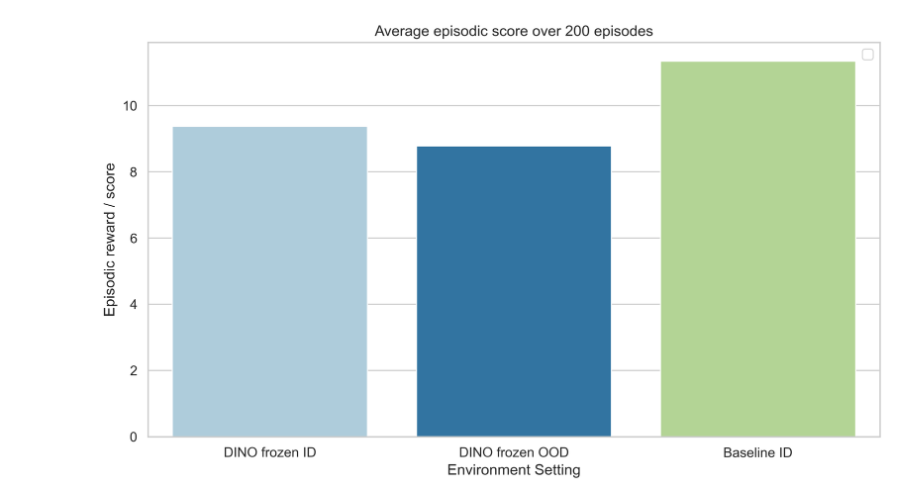
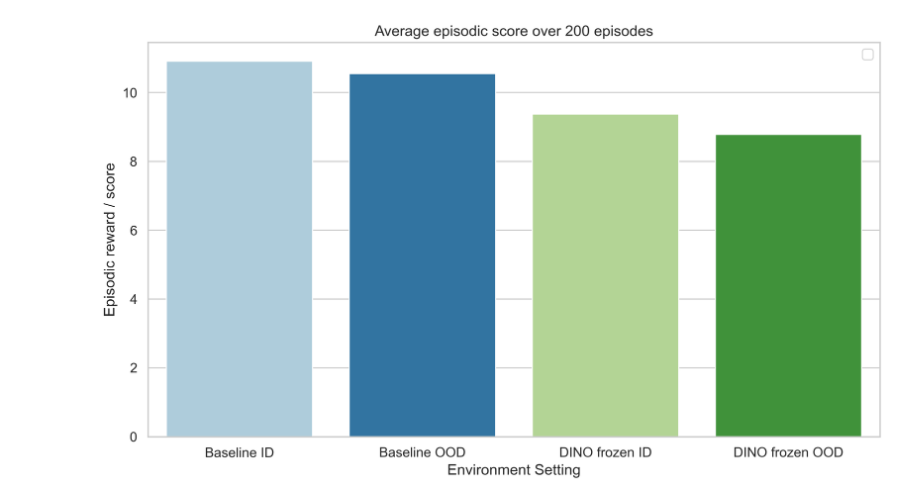
Before and after one commit to jackvice/dreamerJMV3, a Jupyter notebook: plot_eval_results.ipynb, the cells around one changed output. Drawn from its saved outputs; the diff is of its cells as text; code cells hidden in the pictures.

Commit message:
plotting results for frozen and baseline

```diff
--- a/plot_eval_results.ipynb
+++ b/plot_eval_results.ipynb
@@ -38,10 +38,11 @@ def plot(files_labels=[], output=None):
 # %%
 plot(
     files_labels=[
-        ("logdir/DINOFreeze_pick_ycb_train_eval_ID/", "DINO frozen ID"),
-        ("logdir/DINOFreeze_pick_ycb_train_eval_OOD/", "DINO frozen OOD"),
-        ("logdir/baseline_eval_pick_ycb_ALL_DATA/", "Baseline ID"),
+        ("logdir/baseline_pick_ycb_eval_ID/", "Baseline ID"),
+        ("logdir/baseline_pick_ycb_eval_OOD/", "Baseline OOD"),
+        ("logdir/DINOFreeze_pick_ycb_eval_ID/", "DINO frozen ID"),
+        ("logdir/DINOFreeze_pick_ycb_eval_OOD/", "DINO frozen OOD"),
     ]
 )
 # %% [output]
-[figure, old version]
+[figure, new version]
```
Also changed, not shown: 1 other file.
